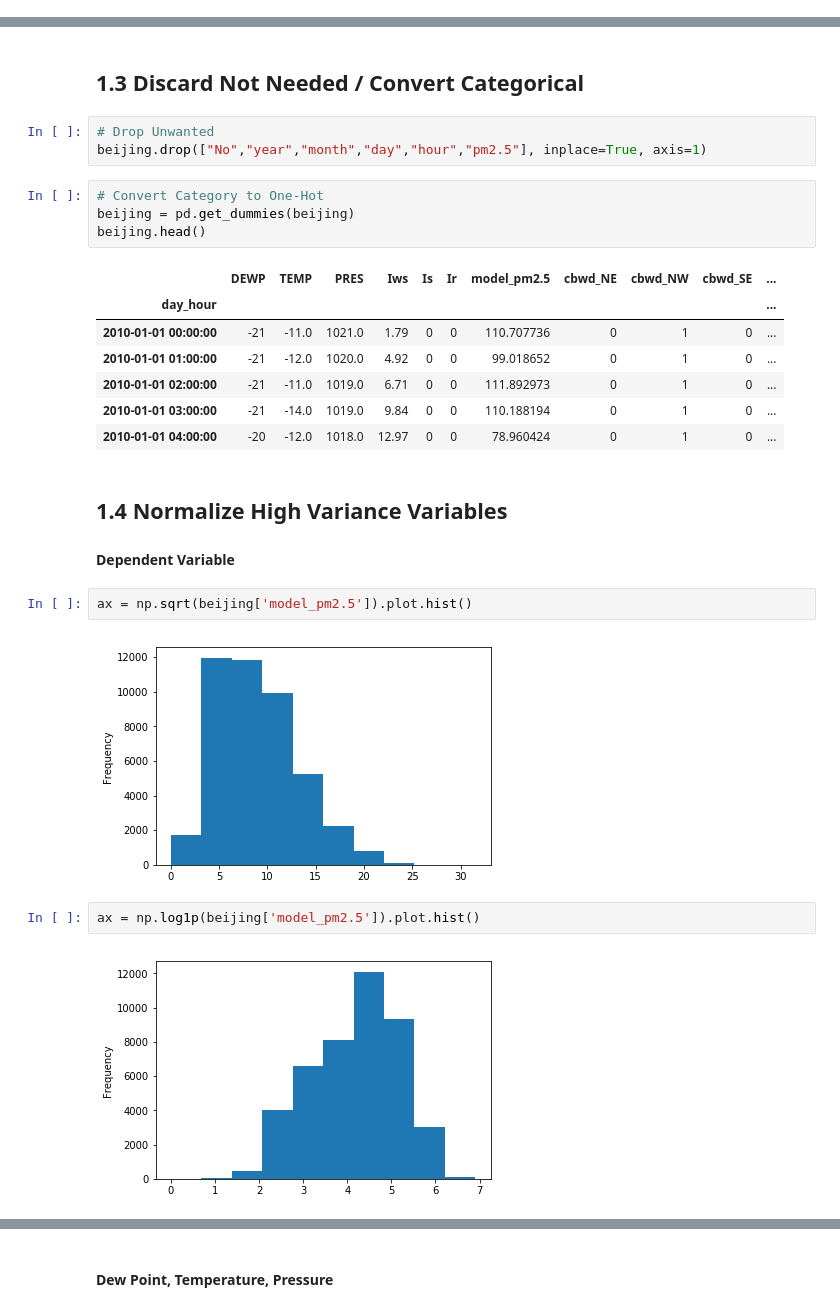
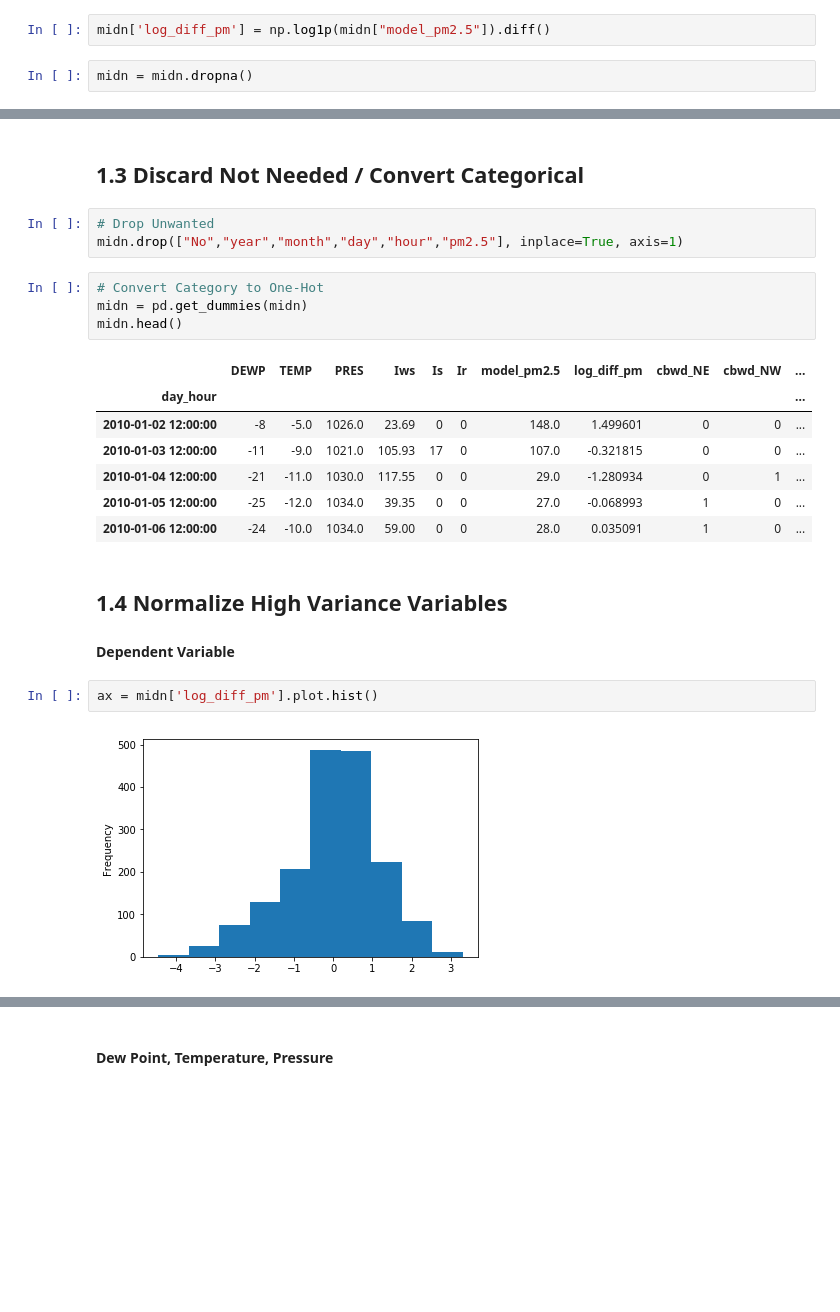
Before and after one commit to ispapadakis/mts, a Jupyter notebook: Time Series Model.ipynb, the cells around one changed output, grey strips where cells are left out. Cells and saved outputs as stored; diff of their text form; blank space fills up the shorter version.

```diff
--- a/Time Series Model.ipynb
+++ b/Time Series Model.ipynb
@@ -62,3 +66,7 @@ beijing.index = pd.Index(beijing.apply(dmy2datetime , axis=1),name="day_hour")
+# %%
+midn['log_diff_pm'] = np.log1p(midn["model_pm2.5"]).diff()
+# %%
+midn = midn.dropna()
 # %% [markdown]
 ## 1.2 Seasonal Variation / Trend Decomposition <a class="anchor" id="dtransf_st"></a>
 Not Performed
@@ -82,30 +90,26 @@ ax = beijing.boxplot('pm2.5',by='month')
 ## 1.3 Discard Not Needed /  Convert Categorical<a class="anchor" id="dtransf_etc"></a>
 # %%
 # Drop Unwanted
-beijing.drop(["No","year","month","day","hour","pm2.5"], inplace=True, axis=1)
+midn.drop(["No","year","month","day","hour","pm2.5"], inplace=True, axis=1)
 # %%
 # Convert Category to One-Hot
-beijing = pd.get_dummies(beijing)
-beijing.head()
+midn = pd.get_dummies(midn)
+midn.head()
 # %% [output]
-|  | DEWP | TEMP | PRES | Iws | Is | Ir | model_pm2.5 | cbwd_NE | cbwd_NW | cbwd_SE | ... |
+|  | DEWP | TEMP | PRES | Iws | Is | Ir | model_pm2.5 | log_diff_pm | cbwd_NE | cbwd_NW | ... |
 | day_hour |  |  |  |  |  |  |  |  |  |  | ... |
-| 2010-01-01 00:00:00 | -21 | -11.0 | 1021.0 | 1.79 | 0 | 0 | 110.707736 | 0 | 1 | 0 | ... |
-| 2010-01-01 01:00:00 | -21 | -12.0 | 1020.0 | 4.92 | 0 | 0 | 99.018652 | 0 | 1 | 0 | ... |
-| 2010-01-01 02:00:00 | -21 | -11.0 | 1019.0 | 6.71 | 0 | 0 | 111.892973 | 0 | 1 | 0 | ... |
-| 2010-01-01 03:00:00 | -21 | -14.0 | 1019.0 | 9.84 | 0 | 0 | 110.188194 | 0 | 1 | 0 | ... |
-| 2010-01-01 04:00:00 | -20 | -12.0 | 1018.0 | 12.97 | 0 | 0 | 78.960424 | 0 | 1 | 0 | ... |
+| 2010-01-02 12:00:00 | -8 | -5.0 | 1026.0 | 23.69 | 0 | 0 | 148.0 | 1.499601 | 0 | 0 | ... |
+| 2010-01-03 12:00:00 | -11 | -9.0 | 1021.0 | 105.93 | 17 | 0 | 107.0 | -0.321815 | 0 | 0 | ... |
+| 2010-01-04 12:00:00 | -21 | -11.0 | 1030.0 | 117.55 | 0 | 0 | 29.0 | -1.280934 | 0 | 1 | ... |
+| 2010-01-05 12:00:00 | -25 | -12.0 | 1034.0 | 39.35 | 0 | 0 | 27.0 | -0.068993 | 1 | 0 | ... |
+| 2010-01-06 12:00:00 | -24 | -10.0 | 1034.0 | 59.00 | 0 | 0 | 28.0 | 0.035091 | 1 | 0 | ... |
 # %% [markdown]
 ## 1.4 Normalize High Variance Variables<a class="anchor" id="dtransf_norm"></a>
 #### Dependent Variable
 # %%
-ax = np.sqrt(beijing['model_pm2.5']).plot.hist()
+ax = midn['log_diff_pm'].plot.hist()
 # %% [output]
-[figure, old version]
+[figure, new version]
-# %%
-ax = np.log1p(beijing['model_pm2.5']).plot.hist()
-# %% [output]
-[figure, removed]
 # %%
 def fn(x):
     a = x.reshape([-1,1]).copy()
```
Also changed, not shown: parts of 29 cells of this notebook.
